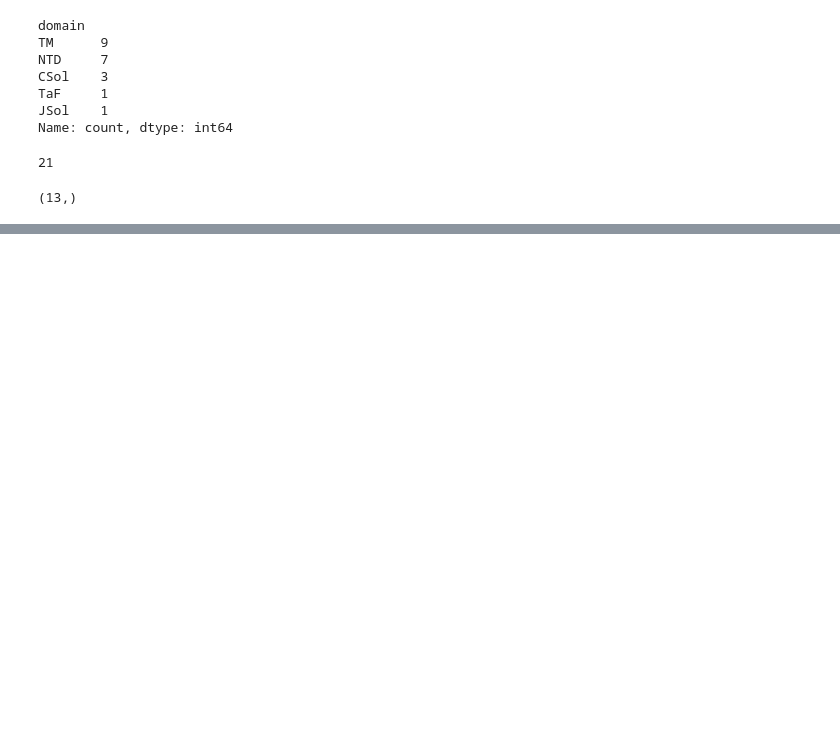
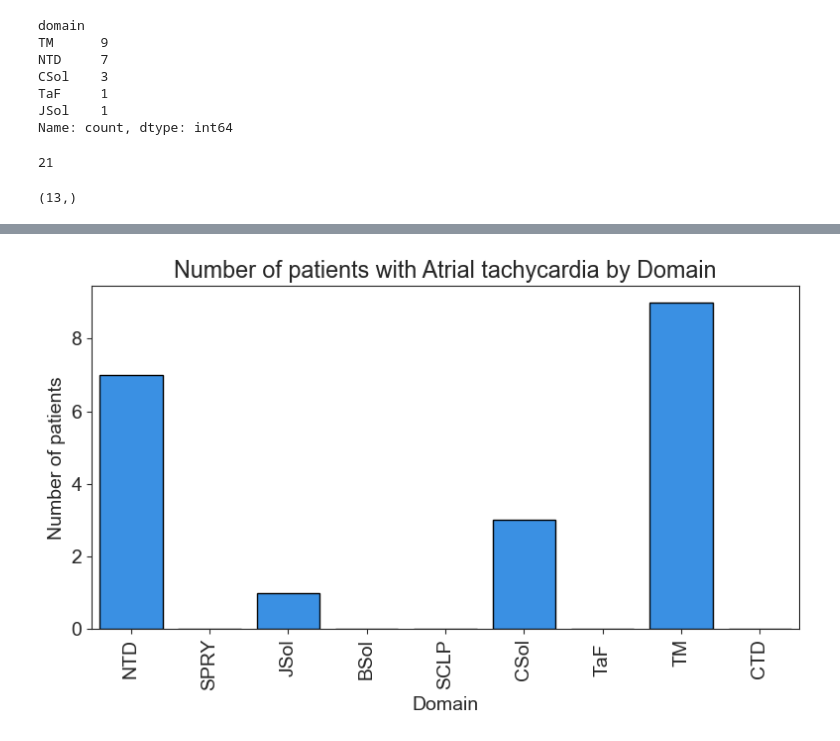
Before and after one commit to alexdaiii/cpvt_database_analysis, a Jupyter notebook: reviewer2/question2.ipynb, the cells around one changed output, grey strips where cells are left out. Saved outputs shown, nothing was run; the diff lists cells and outputs as text; code cells hidden in the pictures; blank space fills up the shorter version.

```diff
--- a/reviewer2/question2.ipynb
+++ b/reviewer2/question2.ipynb
@@ -444,3 +448,24 @@ at_by_domain["domain"].value_counts().sum()
 at_by_domain["hgvs_string"].unique().shape
 # %% [output]
 (13,)
+# %%
+domain_plot = domains_df.copy()
+domain_plot = domain_plot.join(
+    at_by_domain["domain"].value_counts().rename("count_on_domain"),
+    on="domains",
+)
+domain_plot = domain_plot.join(
+    at_by_domain["subdomain"].value_counts().rename("count_on_subdomain"),
+    on="subdomains",
+)
+domain_plot = domain_plot.join(
+    at_by_domain.drop_duplicates("hgvs_string")["domain"].value_counts().rename(
+        "unique_hgvs_count_on_domain"),
+    on="domains",
+)
+
+domain_plot["count_on_domain"] = domain_plot["count_on_domain"].fillna(0)
+domain_plot["count_on_subdomain"] = domain_plot["count_on_subdomain"].fillna(0)
+domain_plot["unique_hgvs_count_on_domain"] = domain_plot[
+    "unique_hgvs_count_on_domain"].fillna(0)
+domain_plot
@@ -446,0 +490,18 @@ at_by_domain["hgvs_string"].unique().shape
+# %%
+# bar chart
+
+with plt.rc_context({
+    'font.size': 14,
+    'figure.figsize': (8, 5),
+}):
+    sns.barplot(x="domains", y="count_on_domain", data=domain_plot,
+                color="dodgerblue", edgecolor="black")
+    plt.title("Number of patients with Atrial tachycardia by Domain")
+    plt.xlabel("Domain")
+    plt.ylabel("Number of patients")
+    plt.xticks(rotation=90)
+    plt.tight_layout()
+    plt.savefig(fig_dir / "reviewer2.question2.at_individuals_by_domain.pdf")
+    plt.show()
+# %% [output]
+[figure, added]
```
Also changed, not shown: parts of 6 cells of this notebook, 7 other files.
